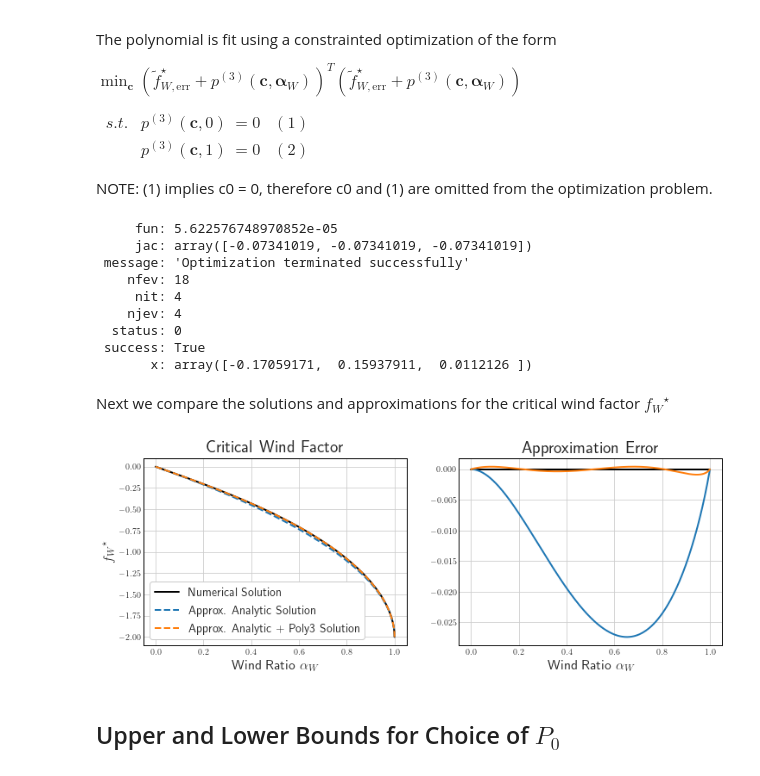
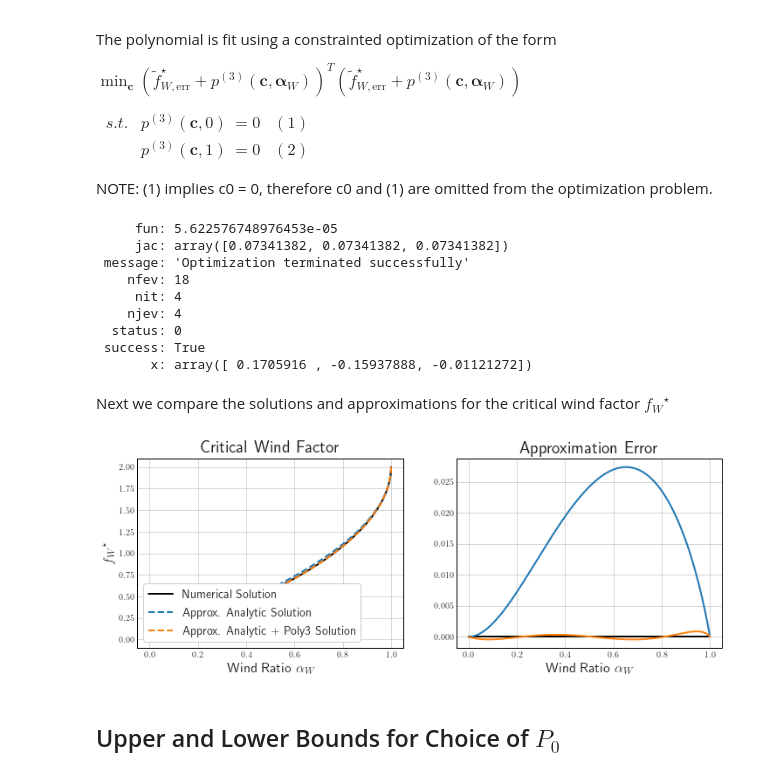
Before and after one commit to tstastny/windy_guidance_stability_analysis, a Jupyter notebook: Stability Analysis of Wind-Aware Guidance for Fixed-Wing UAVs.ipynb, the cells around one changed output. Saved outputs shown, nothing was run; the diff lists cells and outputs as text; code cells hidden in the pictures.

Commit message:
again flip the sign on critical wind factor.. do the maximum

```diff
--- a/Stability Analysis of Wind-Aware Guidance for Fixed-Wing UAVs.ipynb
+++ b/Stability Analysis of Wind-Aware Guidance for Fixed-Wing UAVs.ipynb
@@ -615,7 +615,7 @@ def eval_f_crit_analytic_approx(a):
     # outputs:
     # fcrit
 
-    return -2*(1 - np.sqrt(1 - a))
+    return 2*(1 - np.sqrt(1 - a))
 
 
 def eval_sum_sq_f_crit_approx_err(c, x, e):
@@ -641,7 +641,7 @@ verbose_sol_output = False  # enable to display each solution status and value
 
 a_solution_failed = False
 for i in range(len_data):
-    sol = optimize.root(eval_df, -np.pi/2*0.99, args=(wind_ratio_data[i],))
+    sol = optimize.root(eval_df, np.pi/2*0.99, args=(wind_ratio_data[i],))
     path_ori_crit_num_sol[i] = sol.x
     if verbose_sol_output:
         print(f'{wind_ratio_data[i]:.2f}' + ':' + str(sol.success) + '; sol = ' + str(sol.x))
@@ -652,7 +652,7 @@ if a_solution_failed:
     print('ERROR: One ore more numerical solutions failed, enable verbose_sol_output and re-run cell.')
 
 # df(a=0) = 0, define a crit orientation at 0 which follows the trend of the other solutions
-path_ori_crit_num_sol[0] = -np.pi/2
+path_ori_crit_num_sol[0] = np.pi/2
 # %% [markdown]
 ### Numerical Solution ${f_W}^\star$
 # %%
@@ -722,41 +722,41 @@ poly_fun = np.poly1d(np.concatenate((c_sol.x, np.array([0]))))
 f_crit_analytic_poly_approx = f_crit_analytic_approx + poly_fun(wind_ratio_data)
 f_crit_analytic_poly_approx_err = f_crit_analytic_poly_approx - f_crit_num_sol
 # %% [output]
-     fun: 5.622576748970852e-05
-     jac: array([-0.07341019, -0.07341019, -0.07341019])
+     fun: 5.622576748976453e-05
+     jac: array([0.07341382, 0.07341382, 0.07341382])
  message: 'Optimization terminated successfully'
     nfev: 18
      nit: 4
     njev: 4
   status: 0
  success: True
-       x: array([-0.17059171,  0.15937911,  0.0112126 ])
+       x: array([ 0.1705916 , -0.15937888, -0.01121272])
 # %% [markdown]
 Next we compare the solutions and approximations for the critical wind factor ${f_W}^\star$
 # %%
 fig = plt.figure(figsize=(12, 4))
 spec = gridspec.GridSpec(ncols=2, nrows=1, figure=fig)
 
 ax1 = fig.add_subplot(spec[:, 0])
 ax2 = fig.add_subplot(spec[:, 1])
 
 ax1.plot(wind_ratio_data, f_crit_num_sol, linewidth=plot_lw, color='black', label=r'Numerical Solution')
 ax1.plot(wind_ratio_data, f_crit_analytic_approx, '--', linewidth=plot_lw, color='tab:blue', label=r'Approx. Analytic Solution')
 ax1.plot(wind_ratio_data, f_crit_analytic_poly_approx, '--', linewidth=plot_lw, color='tab:orange', label=r'Approx. Analytic + Poly3 Solution')
 ax1.set_ylabel(r'${f_W}^\star$')
 ax1.set_title(r'Critical Wind Factor')
 ax1.set_xlabel(r'Wind Ratio $\alpha_W$')
-ax1.legend(loc="lower left")
+ax1.legend(loc="upper left")
 
 ax2.plot([wind_ratio_data[i] for i in [0, -1]], [0, 0], linewidth=plot_lw, color='black')
 ax2.plot(wind_ratio_data, f_crit_analytic_approx_err, linewidth=plot_lw, color='tab:blue')
 ax2.plot(wind_ratio_data, f_crit_analytic_poly_approx_err, linewidth=plot_lw, color='tab:orange')
 ax2.set_title(r'Approximation Error')
 # ax2.set_ylabel(r'${f_W}^\star$ Error')
 ax2.set_xlabel(r'Wind Ratio $\alpha_W$')
 
 plt.show()
 # %% [output]
-[figure, old version]
+[figure, new version]
 # %% [markdown]
 ## Upper and Lower Bounds for Choice of $P_0$
```
Also changed, not shown: parts of 3 cells of this notebook, 1 other file.
